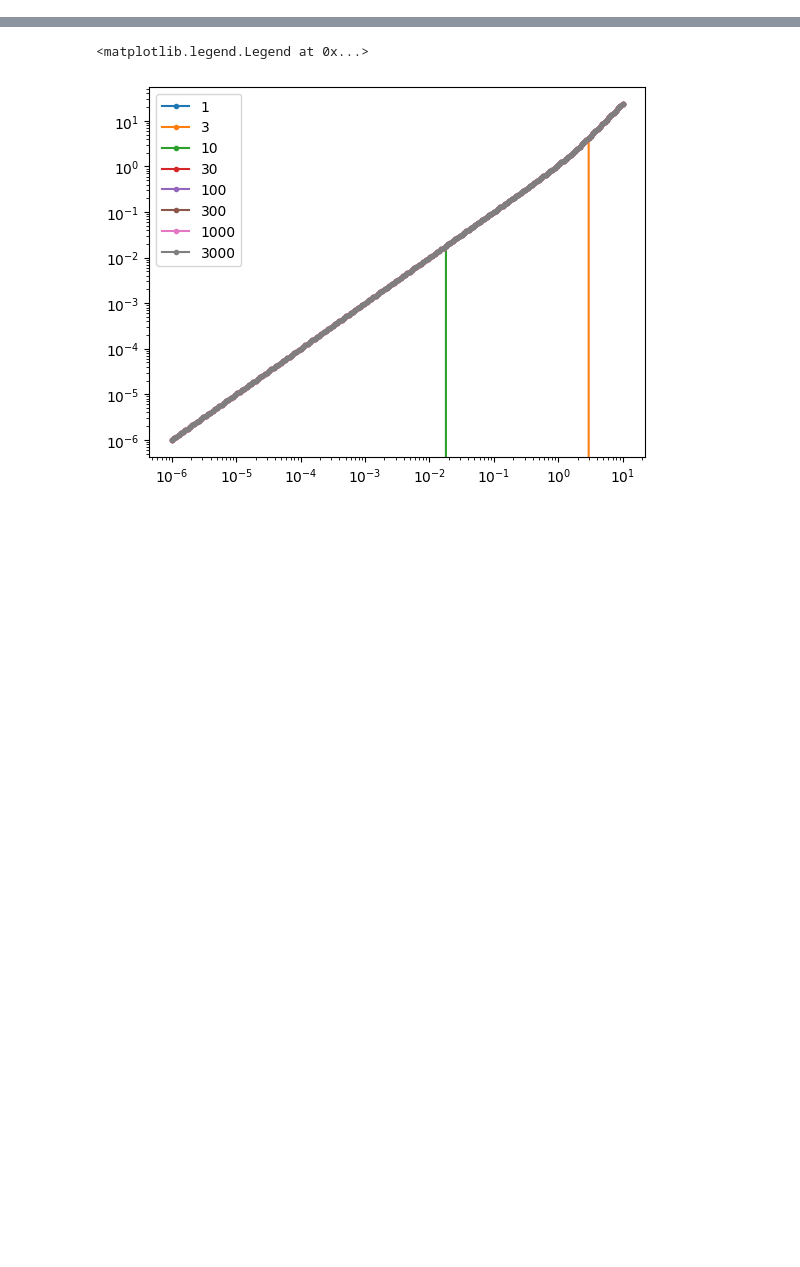
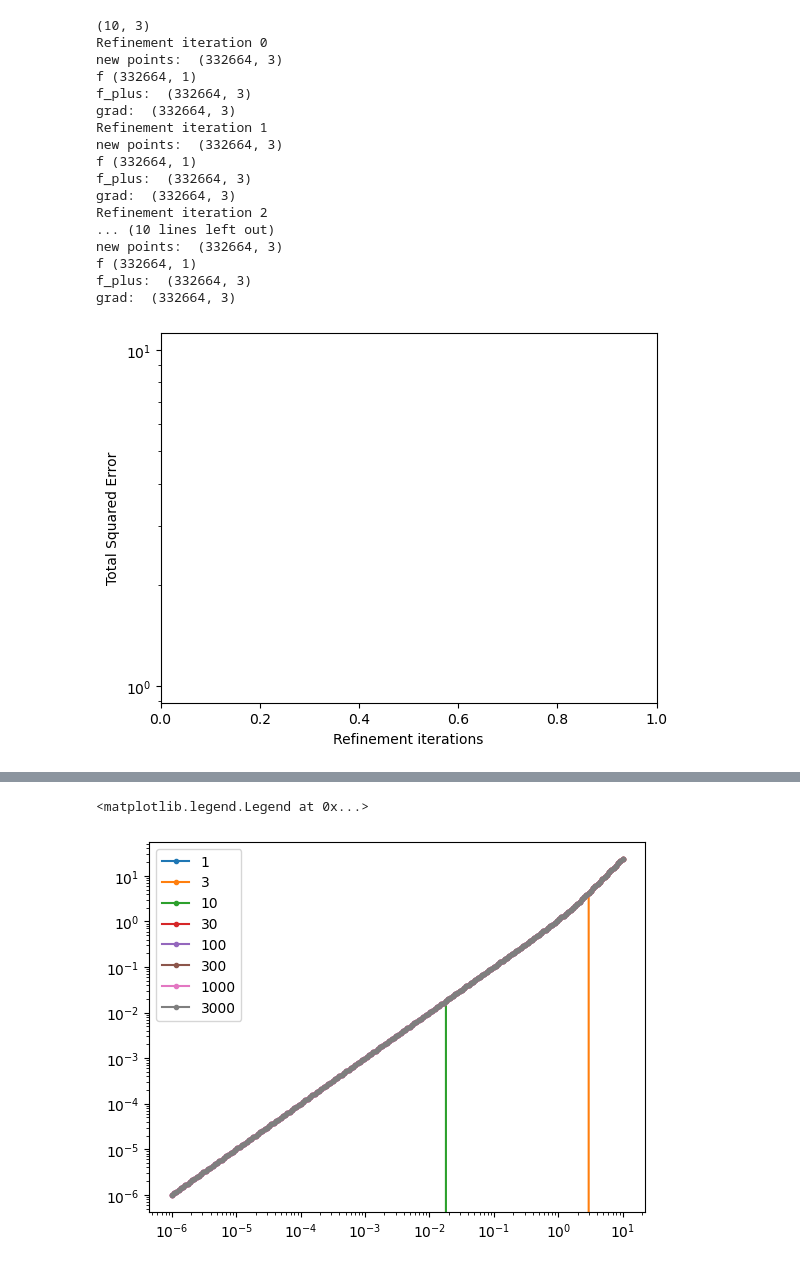
Before and after one commit to owenduke/fractal-printer, a Jupyter notebook: notebooks/sdf_pipeline.ipynb, the cells around one changed output, grey strips where cells are left out. Saved outputs shown, nothing was run; the diff lists cells and outputs as text; code cells hidden in the pictures; blank space fills up the shorter version.

```diff
--- a/notebooks/sdf_pipeline.ipynb
+++ b/notebooks/sdf_pipeline.ipynb
@@ -80,5 +80,10 @@ TypeError: Cannot cast data from quaternion to float64.
 # %%
-# Export a 3d rendering
-radius = 1.2
-julia_sdf.save("test_julia_1.stl",bounds = ([-radius]*3,[radius]*3), samples=2**24)
+# Generate mesh
+import meshio
+
+radius = 1.4
+raw_points = points = julia_sdf.generate(bounds = ([-radius]*3,[radius]*3), samples=2**28)
+points, cells = np.unique(raw_points, axis=0, return_inverse=True)
+cells = [('triangle', cells.reshape((-1, 3)))]
+mesh = meshio.Mesh(points, cells)
 # %% [output]
@@ -91,0 +102,62 @@ step 0.009375, 0.009375, 0.009375
+# %%
+# Refine mesh with newton steps
+refined_points = np.array(points).copy()
+print(refined_points.shape)
+
+def gradient(r, f, epsilon=1e-3):
+    gx = (f(r + np.array([epsilon,0,0])) - f(r - np.array([epsilon,0,0]))) / (2*epsilon)
+    gy = (f(r + np.array([0,epsilon,0])) - f(r - np.array([0,epsilon,0]))) / (2*epsilon)
+    gz = (f(r + np.array([0,0,epsilon])) - f(r - np.array([0,0,epsilon]))) / (2*epsilon)
+    return np.hstack((gx, gy, gz))
+
+def gradient_vectorized(points, sdf, epsilon=1e-3):
+
+    # points: (N,3)
+    eps = np.eye(3) * epsilon  # (3,3)
+    f_plus = np.hstack([sdf(points + eps[i]) for i in range(3)])  # (N,3)
+    f_minus = np.hstack([sdf(points - eps[i]) for i in range(3)])  # (N,3)
+    grad = (f_plus - f_minus) / (2*epsilon)
+    return grad
+
+def refine_points(points, distance_function, steps = 1, epsilon=1e-8):
+    new_points = points.copy()
+    print("new points: ", new_points.shape)
+    for _ in range(steps):
+        f = distance_function(new_points)
+        grad = gradient_vectorized(new_points, distance_function, epsilon=epsilon)
+        new_points = new_points - f * grad / np.sum(grad*grad,axis=-1)[:,np.newaxis] * 0.5
+
+    return new_points
+
+def error(points, distance_function):
+    f = distance_function(points)
+    return np.sum(f*f)
+
+fig, ax = plt.subplots(1,1)
+ax.set_yscale("log")
+ax.set_ylabel("Total Squared Error")
+ax.set_xlabel("Refinement iterations")
+
+for i in range(5):
+    print(f"Refinement iteration {i}")
+    mesh.points = refine_points(mesh.points, julia_sdf, epsilon=1e-5)
+    meshio.write(output_dir / f"julia_{i}.ply", mesh, binary=True)
+# %% [output]
+(10, 3)
+Refinement iteration 0
+new points:  (332664, 3)
+f (332664, 1)
+f_plus:  (332664, 3)
+grad:  (332664, 3)
+Refinement iteration 1
+new points:  (332664, 3)
+f (332664, 1)
+f_plus:  (332664, 3)
+grad:  (332664, 3)
+Refinement iteration 2
+... (10 lines left out)
+new points:  (332664, 3)
+f (332664, 1)
+f_plus:  (332664, 3)
+grad:  (332664, 3)
+[figure, added]
```
Also changed, not shown: parts of 6 cells of this notebook, 3 other files.
